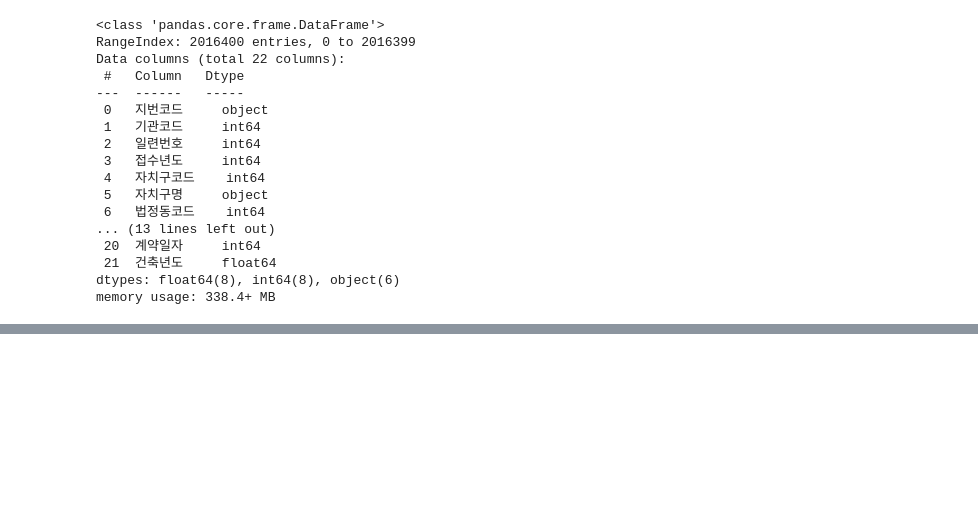
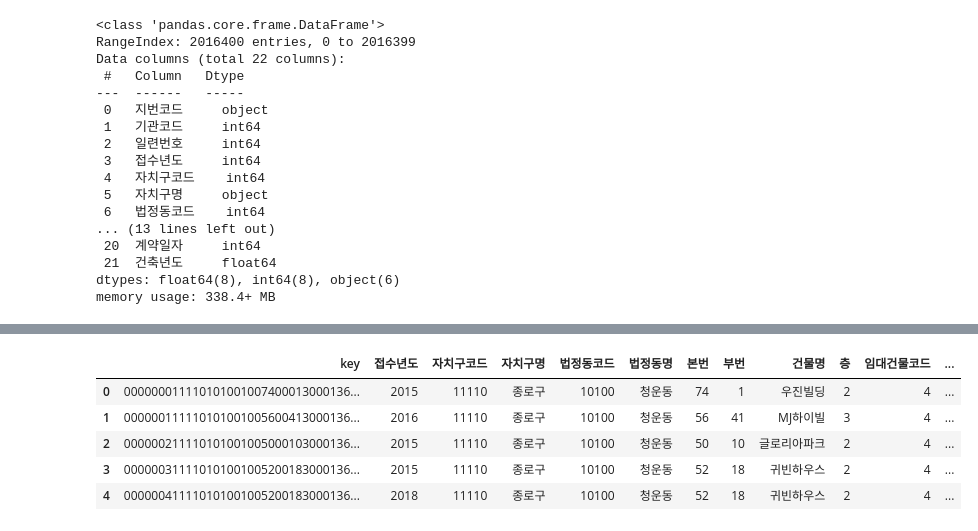
Before and after one commit to oftto/seoul_house, a Jupyter notebook: seoulhouse_preprocessing.ipynb, the cells around one changed output, grey strips where cells are left out. Saved outputs shown, nothing was run; the diff lists cells and outputs as text; code cells hidden in the pictures; blank space fills up the shorter version.

```diff
--- a/seoulhouse_preprocessing.ipynb
+++ b/seoulhouse_preprocessing.ipynb
@@ -65,0 +156,11 @@ memory usage: 338.4+ MB
+# %%
+final = pd.concat([data['key'],data.iloc[:,4:-1]], axis = 1)
+# %%
+final.head()
+# %% [output]
+|  | key | 접수년도 | 자치구코드 | 자치구명 | 법정동코드 | 법정동명 | 본번 | 부번 | 건물명 | 층 | 임대건물코드 | ... |
+| 0 | 000000011110101001007400013000136... | 2015 | 11110 | 종로구 | 10100 | 청운동 | 74 | 1 | 우진빌딩 | 2 | 4 | ... |
+| 1 | 000000111110101001005600413000136... | 2016 | 11110 | 종로구 | 10100 | 청운동 | 56 | 41 | MJ하이빌 | 3 | 4 | ... |
+| 2 | 000000211110101001005000103000136... | 2015 | 11110 | 종로구 | 10100 | 청운동 | 50 | 10 | 글로리아파크 | 2 | 4 | ... |
+| 3 | 000000311110101001005200183000136... | 2015 | 11110 | 종로구 | 10100 | 청운동 | 52 | 18 | 귀빈하우스 | 2 | 4 | ... |
+| 4 | 000000411110101001005200183000136... | 2018 | 11110 | 종로구 | 10100 | 청운동 | 52 | 18 | 귀빈하우스 | 2 | 4 | ... |
```
Also changed, not shown: parts of 18 cells of this notebook.
